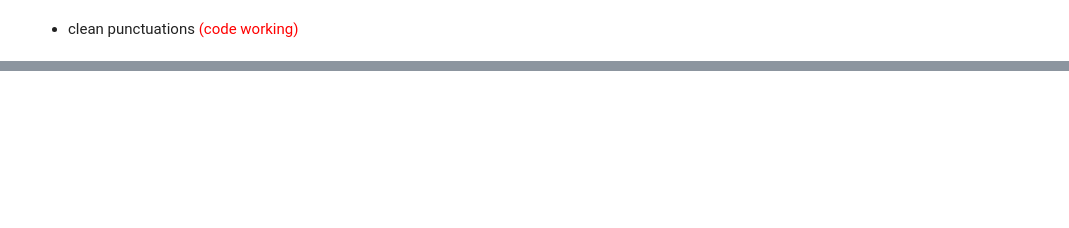
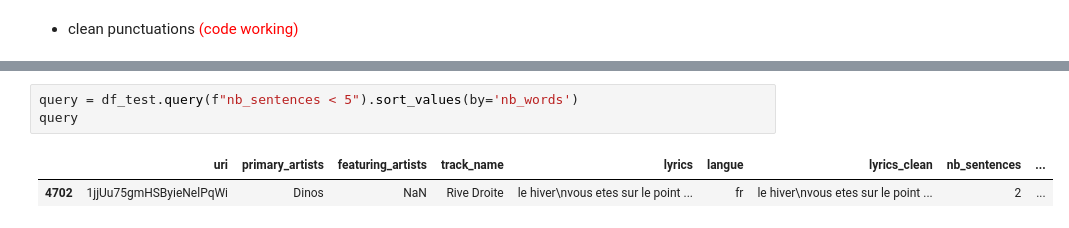
Before and after one commit to MichaelTirat/Charts_project, a Jupyter notebook: 6_working_on_lyrics.ipynb, the cells around one changed output, grey strips where cells are left out. Cells and saved outputs as stored; diff of their text form; blank space fills up the shorter version.

```diff
--- a/6_working_on_lyrics.ipynb
+++ b/6_working_on_lyrics.ipynb
@@ -85,0 +219,6 @@ count_words(text_test)
+# %%
+query = df_test.query(f"nb_sentences < 5").sort_values(by='nb_words')
+query
+# %% [output]
+|  | uri | primary_artists | featuring_artists | track_name | lyrics | langue | lyrics_clean | nb_sentences | ... |
+| 4702 | 1jjUu75gmHSByieNelPqWi | Dinos | NaN | Rive Droite | le hiver\nvous etes sur le point ... | fr | le hiver\nvous etes sur le point ... | 2 | ... |
```
Also changed, not shown: parts of 22 cells of this notebook.
